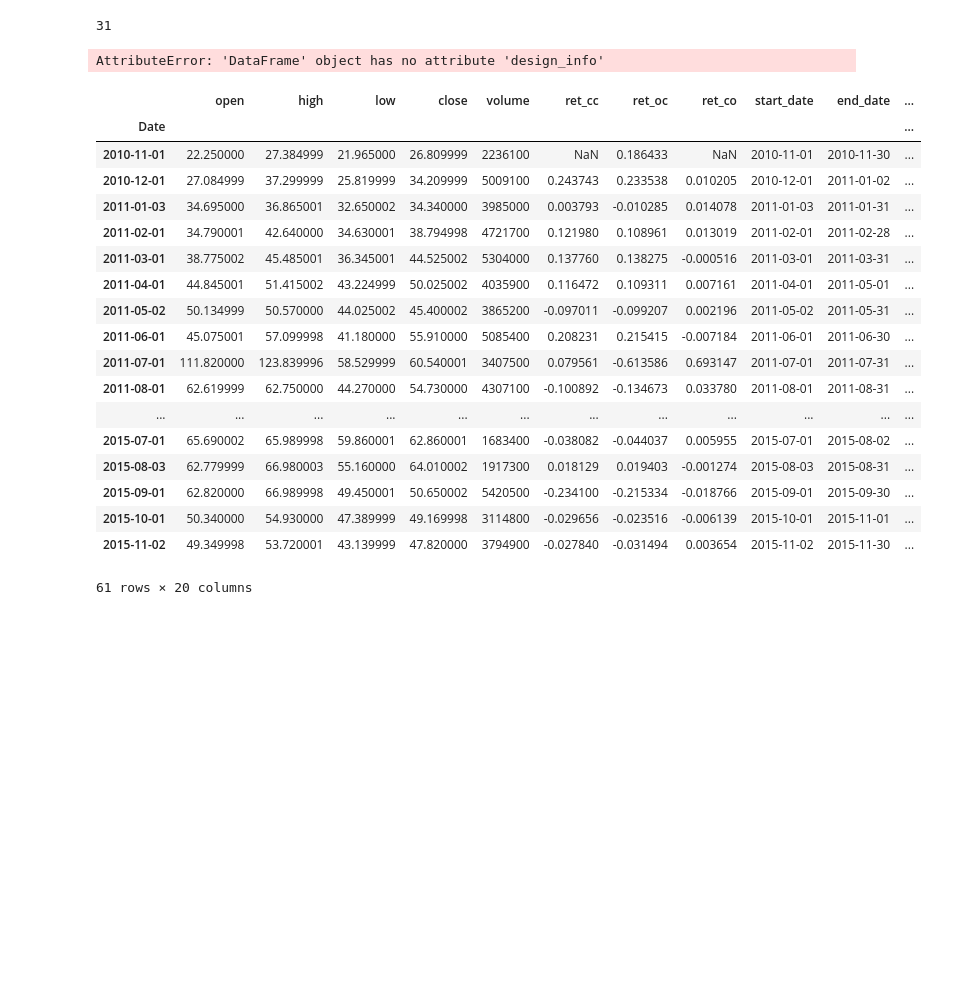
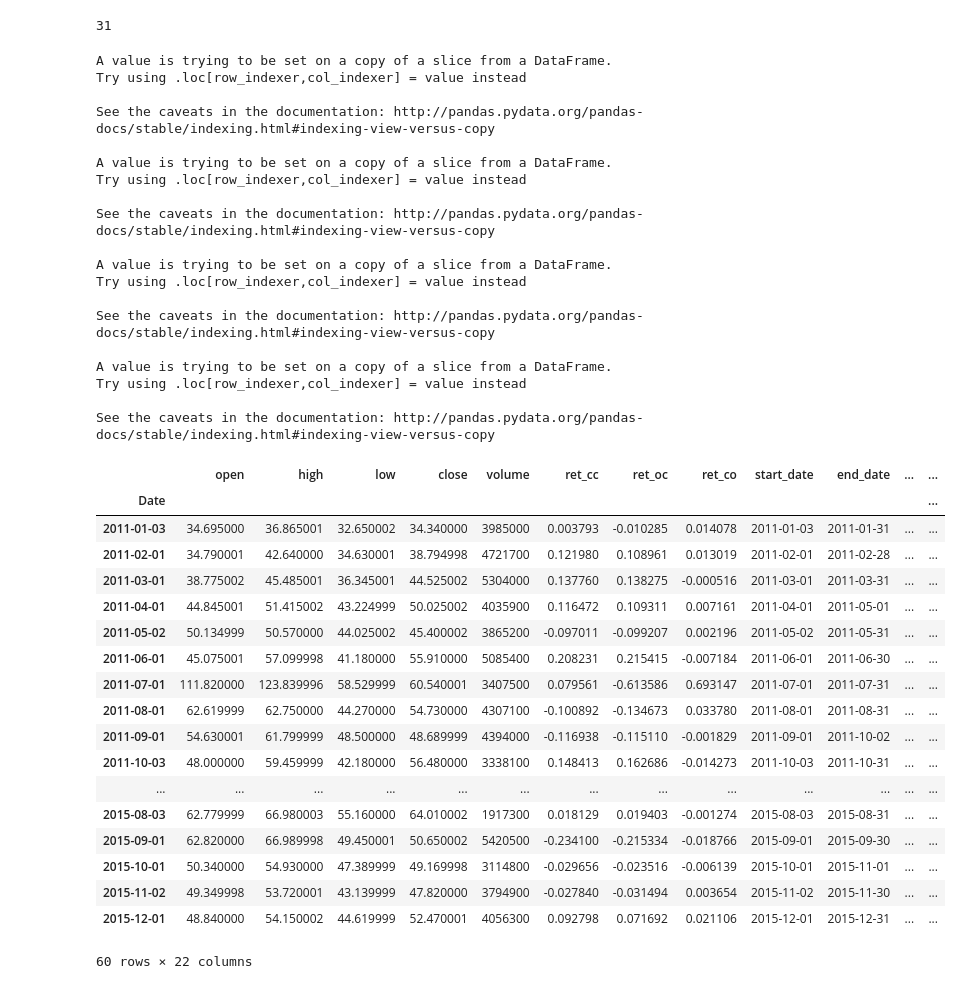
Before and after one commit to Anhmike/wmcm, a Jupyter notebook: ddm_tests/Beta_Lag_Effect.ipynb, the cells around one changed output. Drawn from its saved outputs; the diff is of its cells as text; code cells hidden in the pictures; blank space fills up the shorter version.

Commit message:
excluded na's from backtest fitting to fix error

```diff
--- a/ddm_tests/Beta_Lag_Effect.ipynb
+++ b/ddm_tests/Beta_Lag_Effect.ipynb
@@ -302,34 +302,49 @@ def add_moving_forecasts(df):
             continue
         else:
             moving_model_sr = sm.ols('ret_cc ~ ret_cc_market', data=df.loc[df['sample']=='train']).fit()
-            df['sr_out_of_sample'] = moving_model_sr.predict(df.loc[df['sample']=='test'])
+            df.ix[df['sample']=='test', 'sr_out_of_sample'] = moving_model_sr.predict(df.loc[df['sample']=='test'])
             moving_model_mr = sm.ols('ret_cc ~ ret_cc_market + lag_ret_cc_market', data=df.loc[df['sample']=='train']).fit()
-            df['mr_out_of_sample'] = moving_model_sm.predict(df.loc[df['sample']=='test'])
+            df.ix[df['sample']=='test', 'mr_out_of_sample'] = moving_model_mr.predict(df.loc[df['sample']=='test'])
 
     return df
 # %%
-add_moving_forecasts(sstock['LULU'].analysis_df)
+add_moving_forecasts(sstock['LULU'].analysis_df[2:])
 # %% [output]
-AttributeError: 'DataFrame' object has no attribute 'design_info'
+A value is trying to be set on a copy of a slice from a DataFrame.
+Try using .loc[row_indexer,col_indexer] = value instead
+
+See the caveats in the documentation: http://pandas.pydata.org/pandas-docs/stable/indexing.html#indexing-view-versus-copy
+
+A value is trying to be set on a copy of a slice from a DataFrame.
+Try using .loc[row_indexer,col_indexer] = value instead
+
+See the caveats in the documentation: http://pandas.pydata.org/pandas-docs/stable/indexing.html#indexing-view-versus-copy
+
+A value is trying to be set on a copy of a slice from a DataFrame.
+Try using .loc[row_indexer,col_indexer] = value instead
+
+See the caveats in the documentation: http://pandas.pydata.org/pandas-docs/stable/indexing.html#indexing-view-versus-copy
+
+A value is trying to be set on a copy of a slice from a DataFrame.
+Try using .loc[row_indexer,col_indexer] = value instead
+
+See the caveats in the documentation: http://pandas.pydata.org/pandas-docs/stable/indexing.html#indexing-view-versus-copy
+|  | open | high | low | close | volume | ret_cc | ret_oc | ret_co | start_date | end_date | ... | ... |
+| Date |  |  |  |  |  |  |  |  |  |  |  | ... |
+| 2011-01-03 | 34.695000 | 36.865001 | 32.650002 | 34.340000 | 3985000 | 0.003793 | -0.010285 | 0.014078 | 2011-01-03 | 2011-01-31 | ... | ... |
+| 2011-02-01 | 34.790001 | 42.640000 | 34.630001 | 38.794998 | 4721700 | 0.121980 | 0.108961 | 0.013019 | 2011-02-01 | 2011-02-28 | ... | ... |
+| 2011-03-01 | 38.775002 | 45.485001 | 36.345001 | 44.525002 | 5304000 | 0.137760 | 0.138275 | -0.000516 | 2011-03-01 | 2011-03-31 | ... | ... |
+| 2011-04-01 | 44.845001 | 51.415002 | 43.224999 | 50.025002 | 4035900 | 0.116472 | 0.109311 | 0.007161 | 2011-04-01 | 2011-05-01 | ... | ... |
+| 2011-05-02 | 50.134999 | 50.570000 | 44.025002 | 45.400002 | 3865200 | -0.097011 | -0.099207 | 0.002196 | 2011-05-02 | 2011-05-31 | ... | ... |
+| 2011-06-01 | 45.075001 | 57.099998 | 41.180000 | 55.910000 | 5085400 | 0.208231 | 0.215415 | -0.007184 | 2011-06-01 | 2011-06-30 | ... | ... |
+| 2011-07-01 | 111.820000 | 123.839996 | 58.529999 | 60.540001 | 3407500 | 0.079561 | -0.613586 | 0.693147 | 2011-07-01 | 2011-07-31 | ... | ... |
+| 2011-08-01 | 62.619999 | 62.750000 | 44.270000 | 54.730000 | 4307100 | -0.100892 | -0.134673 | 0.033780 | 2011-08-01 | 2011-08-31 | ... | ... |
+| 2011-09-01 | 54.630001 | 61.799999 | 48.500000 | 48.689999 | 4394000 | -0.116938 | -0.115110 | -0.001829 | 2011-09-01 | 2011-10-02 | ... | ... |
+| 2011-10-03 | 48.000000 | 59.459999 | 42.180000 | 56.480000 | 3338100 | 0.148413 | 0.162686 | -0.014273 | 2011-10-03 | 2011-10-31 | ... | ... |
+| ... | ... | ... | ... | ... | ... | ... | ... | ... | ... | ... | ... | ... |
+| 2015-08-03 | 62.779999 | 66.980003 | 55.160000 | 64.010002 | 1917300 | 0.018129 | 0.019403 | -0.001274 | 2015-08-03 | 2015-08-31 | ... | ... |
+| 2015-09-01 | 62.820000 | 66.989998 | 49.450001 | 50.650002 | 5420500 | -0.234100 | -0.215334 | -0.018766 | 2015-09-01 | 2015-09-30 | ... | ... |
+| 2015-10-01 | 50.340000 | 54.930000 | 47.389999 | 49.169998 | 3114800 | -0.029656 | -0.023516 | -0.006139 | 2015-10-01 | 2015-11-01 | ... | ... |
+| 2015-11-02 | 49.349998 | 53.720001 | 43.139999 | 47.820000 | 3794900 | -0.027840 | -0.031494 | 0.003654 | 2015-11-02 | 2015-11-30 | ... | ... |
+| 2015-12-01 | 48.840000 | 54.150002 | 44.619999 | 52.470001 | 4056300 | 0.092798 | 0.071692 | 0.021106 | 2015-12-01 | 2015-12-31 | ... | ... |
+60 rows × 22 columns
-# %%
-sstock['LULU'].analysis_df.loc[sstock['LULU'].analysis_df['sample']=='train']
-# %% [output]
-|  | open | high | low | close | volume | ret_cc | ret_oc | ret_co | start_date | end_date | ... |
-| Date |  |  |  |  |  |  |  |  |  |  | ... |
-| 2010-11-01 | 22.250000 | 27.384999 | 21.965000 | 26.809999 | 2236100 | NaN | 0.186433 | NaN | 2010-11-01 | 2010-11-30 | ... |
-| 2010-12-01 | 27.084999 | 37.299999 | 25.819999 | 34.209999 | 5009100 | 0.243743 | 0.233538 | 0.010205 | 2010-12-01 | 2011-01-02 | ... |
-| 2011-01-03 | 34.695000 | 36.865001 | 32.650002 | 34.340000 | 3985000 | 0.003793 | -0.010285 | 0.014078 | 2011-01-03 | 2011-01-31 | ... |
-| 2011-02-01 | 34.790001 | 42.640000 | 34.630001 | 38.794998 | 4721700 | 0.121980 | 0.108961 | 0.013019 | 2011-02-01 | 2011-02-28 | ... |
-| 2011-03-01 | 38.775002 | 45.485001 | 36.345001 | 44.525002 | 5304000 | 0.137760 | 0.138275 | -0.000516 | 2011-03-01 | 2011-03-31 | ... |
-| 2011-04-01 | 44.845001 | 51.415002 | 43.224999 | 50.025002 | 4035900 | 0.116472 | 0.109311 | 0.007161 | 2011-04-01 | 2011-05-01 | ... |
-| 2011-05-02 | 50.134999 | 50.570000 | 44.025002 | 45.400002 | 3865200 | -0.097011 | -0.099207 | 0.002196 | 2011-05-02 | 2011-05-31 | ... |
-| 2011-06-01 | 45.075001 | 57.099998 | 41.180000 | 55.910000 | 5085400 | 0.208231 | 0.215415 | -0.007184 | 2011-06-01 | 2011-06-30 | ... |
-| 2011-07-01 | 111.820000 | 123.839996 | 58.529999 | 60.540001 | 3407500 | 0.079561 | -0.613586 | 0.693147 | 2011-07-01 | 2011-07-31 | ... |
-| 2011-08-01 | 62.619999 | 62.750000 | 44.270000 | 54.730000 | 4307100 | -0.100892 | -0.134673 | 0.033780 | 2011-08-01 | 2011-08-31 | ... |
-| ... | ... | ... | ... | ... | ... | ... | ... | ... | ... | ... | ... |
-| 2015-07-01 | 65.690002 | 65.989998 | 59.860001 | 62.860001 | 1683400 | -0.038082 | -0.044037 | 0.005955 | 2015-07-01 | 2015-08-02 | ... |
-| 2015-08-03 | 62.779999 | 66.980003 | 55.160000 | 64.010002 | 1917300 | 0.018129 | 0.019403 | -0.001274 | 2015-08-03 | 2015-08-31 | ... |
-| 2015-09-01 | 62.820000 | 66.989998 | 49.450001 | 50.650002 | 5420500 | -0.234100 | -0.215334 | -0.018766 | 2015-09-01 | 2015-09-30 | ... |
-| 2015-10-01 | 50.340000 | 54.930000 | 47.389999 | 49.169998 | 3114800 | -0.029656 | -0.023516 | -0.006139 | 2015-10-01 | 2015-11-01 | ... |
-| 2015-11-02 | 49.349998 | 53.720001 | 43.139999 | 47.820000 | 3794900 | -0.027840 | -0.031494 | 0.003654 | 2015-11-02 | 2015-11-30 | ... |
-61 rows × 20 columns
```
Also changed, not shown: parts of 2 cells of this notebook.
